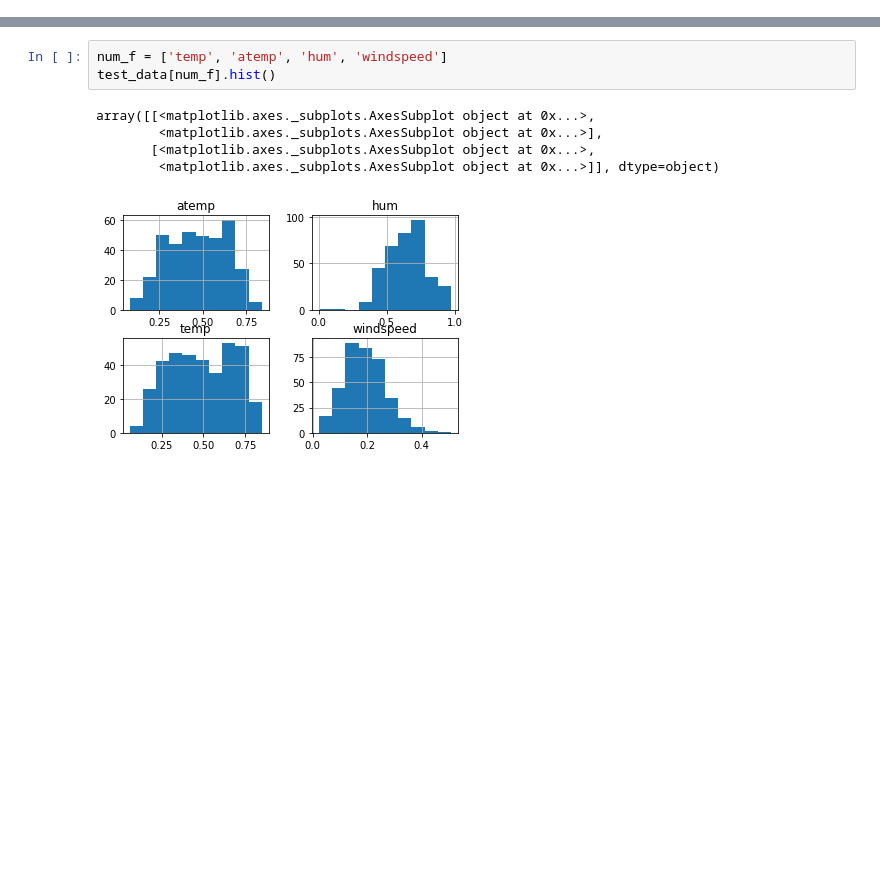
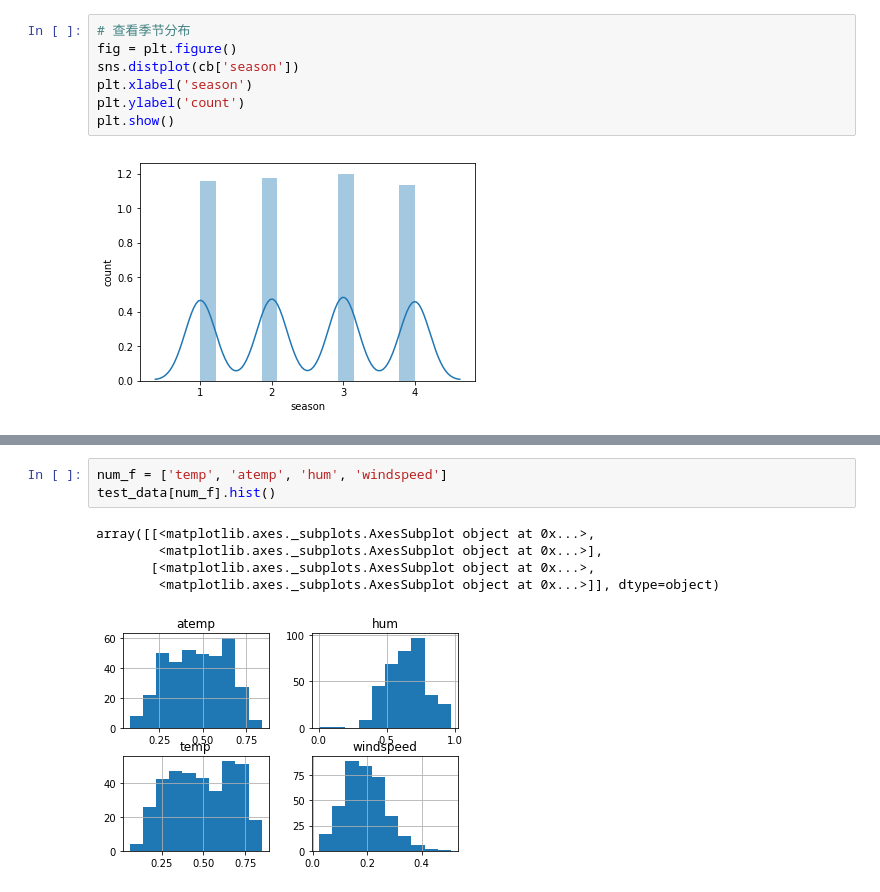
Before and after one commit to WangYuBo/ai_learning, a Jupyter notebook: 06/code/CBdata.ipynb, the cells around one changed output, grey strips where cells are left out. Cells and saved outputs as stored; diff of their text form; blank space fills up the shorter version.

```diff
--- a/06/code/CBdata.ipynb
+++ b/06/code/CBdata.ipynb
@@ -88,0 +100,9 @@ sns.distplot(test_data['atemp'], kde=True, rug=True)
+# %%
+# 查看季节分布
+fig = plt.figure()
+sns.distplot(cb['season'])
+plt.xlabel('season')
+plt.ylabel('count')
+plt.show()
+# %% [output]
+[figure, added]
```
Also changed, not shown: parts of 24 cells of this notebook, 2 other files.
